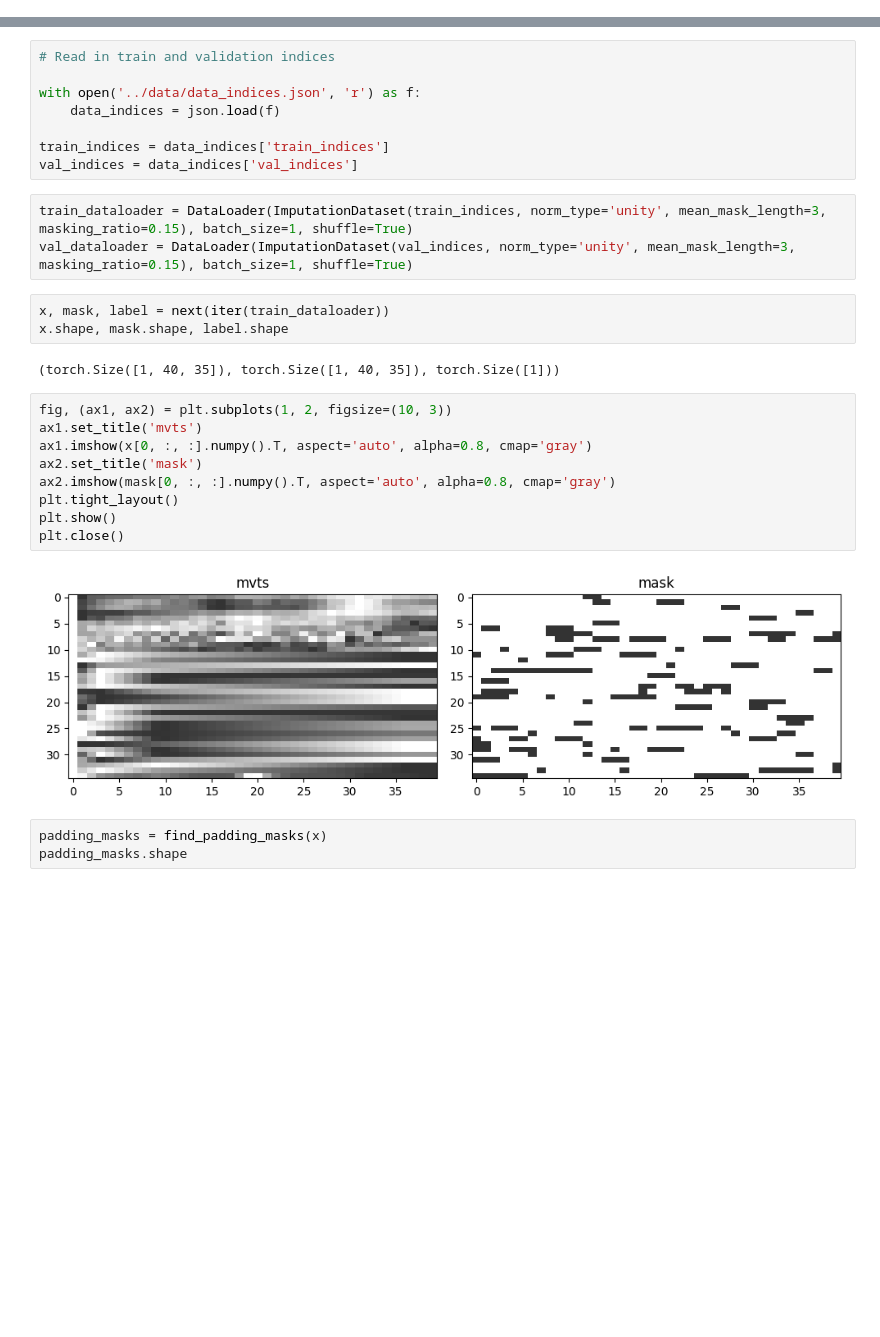
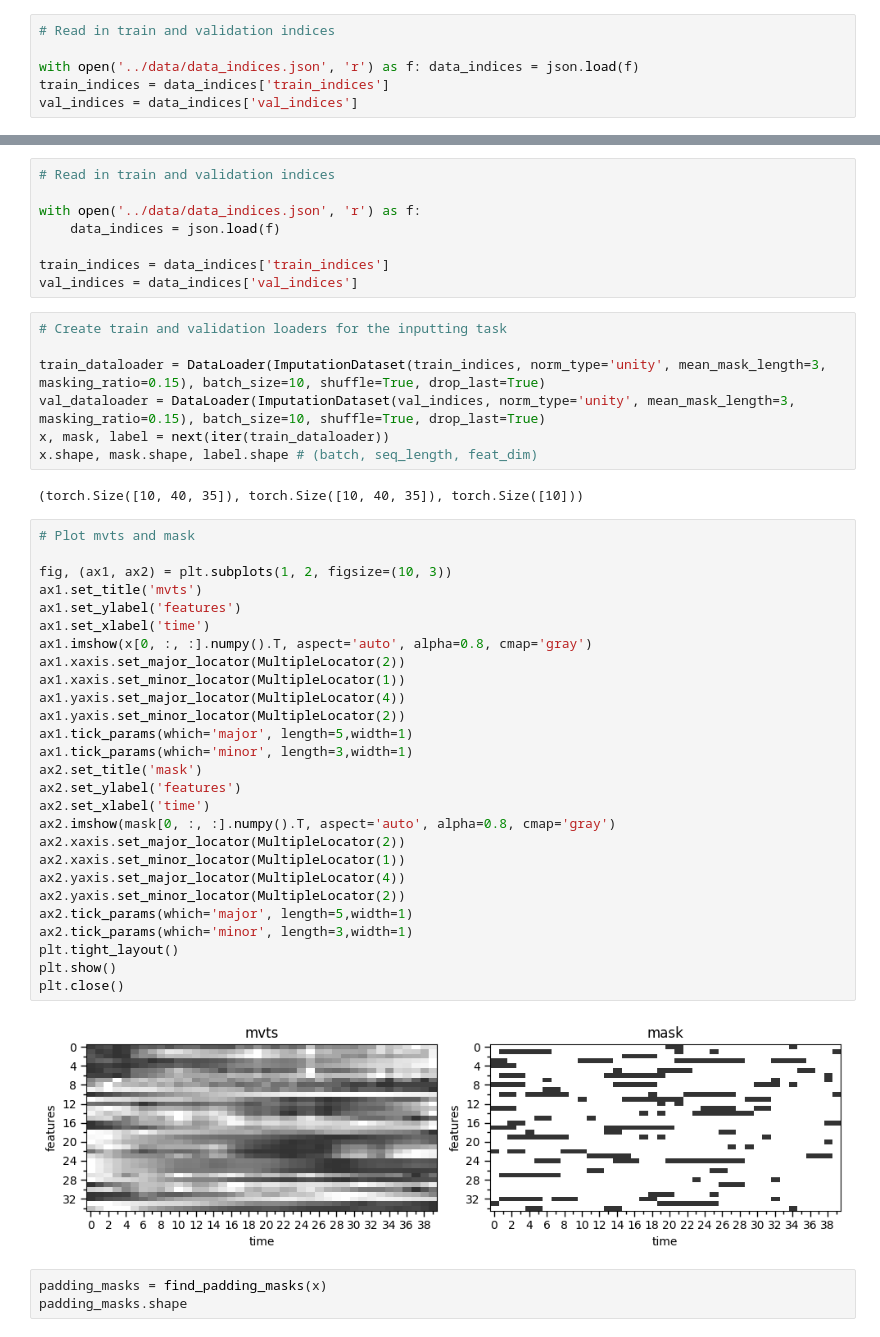
Before and after one commit to brandonlpanos/mvts, a Jupyter notebook: src/train_inputter.ipynb, the cells around one changed output, grey strips where cells are left out. Saved outputs shown, nothing was run; the diff lists cells and outputs as text; blank space fills up the shorter version.

```diff
--- a/src/train_inputter.ipynb
+++ b/src/train_inputter.ipynb
@@ -7,0 +37,6 @@ from datasets import ImputationDataset, find_padding_masks
+# %%
+# Read in train and validation indices
+
+with open('../data/data_indices.json', 'r') as f: data_indices = json.load(f)
+train_indices = data_indices['train_indices']
+val_indices = data_indices['val_indices']
@@ -14,24 +172,43 @@ with open('../data/data_indices.json', 'r') as f:
 train_indices = data_indices['train_indices']
 val_indices = data_indices['val_indices']
 # %%
-train_dataloader = DataLoader(ImputationDataset(train_indices, norm_type='unity', mean_mask_length=3, masking_ratio=0.15), batch_size=1, shuffle=True)
-val_dataloader = DataLoader(ImputationDataset(val_indices, norm_type='unity', mean_mask_length=3, masking_ratio=0.15), batch_size=1, shuffle=True)
+# Create train and validation loaders for the inputting task
+
+train_dataloader = DataLoader(ImputationDataset(train_indices, norm_type='unity', mean_mask_length=3, masking_ratio=0.15), batch_size=10, shuffle=True, drop_last=True)
+val_dataloader = DataLoader(ImputationDataset(val_indices, norm_type='unity', mean_mask_length=3, masking_ratio=0.15), batch_size=10, shuffle=True, drop_last=True)
+x, mask, label = next(iter(train_dataloader))
+x.shape, mask.shape, label.shape # (batch, seq_length, feat_dim)
+# %% [output]
+(torch.Size([10, 40, 35]), torch.Size([10, 40, 35]), torch.Size([10]))
-# %%
-x, mask, label = next(iter(train_dataloader))
-x.shape, mask.shape, label.shape
-# %% [output]
-(torch.Size([1, 40, 35]), torch.Size([1, 40, 35]), torch.Size([1]))
 # %%
+# Plot mvts and mask
+
 fig, (ax1, ax2) = plt.subplots(1, 2, figsize=(10, 3))
 ax1.set_title('mvts')
+ax1.set_ylabel('features')
+ax1.set_xlabel('time')
 ax1.imshow(x[0, :, :].numpy().T, aspect='auto', alpha=0.8, cmap='gray')
+ax1.xaxis.set_major_locator(MultipleLocator(2))
+ax1.xaxis.set_minor_locator(MultipleLocator(1))
+ax1.yaxis.set_major_locator(MultipleLocator(4))
+ax1.yaxis.set_minor_locator(MultipleLocator(2))
+ax1.tick_params(which='major', length=5,width=1)
+ax1.tick_params(which='minor', length=3,width=1)
 ax2.set_title('mask')
+ax2.set_ylabel('features')
+ax2.set_xlabel('time')
 ax2.imshow(mask[0, :, :].numpy().T, aspect='auto', alpha=0.8, cmap='gray')
+ax2.xaxis.set_major_locator(MultipleLocator(2))
+ax2.xaxis.set_minor_locator(MultipleLocator(1))
+ax2.yaxis.set_major_locator(MultipleLocator(4))
+ax2.yaxis.set_minor_locator(MultipleLocator(2))
+ax2.tick_params(which='major', length=5,width=1)
+ax2.tick_params(which='minor', length=3,width=1)
 plt.tight_layout()
 plt.show()
 plt.close()
 # %% [output]
-[figure, old version]
+[figure, new version]
 # %%
 padding_masks = find_padding_masks(x)
 padding_masks.shape
```
Also changed, not shown: parts of 8 cells of this notebook, 4 other files.
